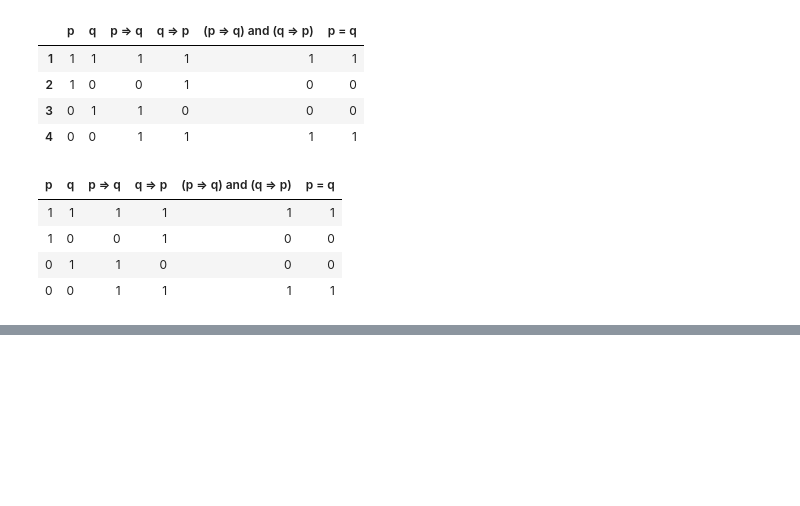
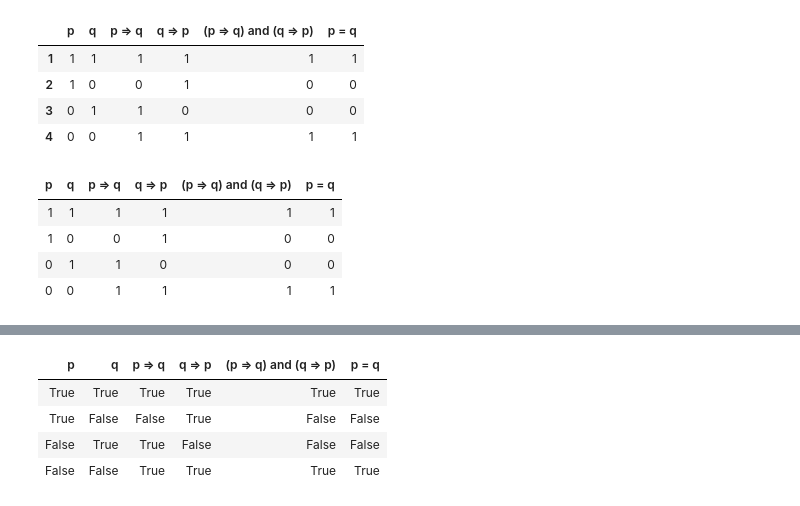
Before and after one commit to chicolucio/truth-table-generator, a Jupyter notebook: Untitled.ipynb, the cells around one changed output, grey strips where cells are left out. Cells and saved outputs as stored; diff of their text form; code cells hidden in the pictures; blank space fills up the shorter version.

```diff
--- a/Untitled.ipynb
+++ b/Untitled.ipynb
@@ -234,0 +242,16 @@ dir(tabulate)
+# %%
+def df_style(logic, hl_rows=[]):
+#     d = logic.asPandas().style.applymap(color_false_red)
+#     d.style.set_properties(**{'text-align': 'center'}).hide_index()
+    d = logic.asPandas().style.set_table_styles([{'selector': 'th', 'props': [('font-size', '12pt')]}]).set_properties(**{'text-align': 'center', 'font-size': '115%'}).apply(lambda x: ['background: lightyellow' if x.name in hl_rows
+                              else '' for i in x], axis=1).hide_index()
+    d = d.applymap(color_false_red)
+    return d
+# %%
+df_style(d)
+# %% [output]
+| p | q | p => q | q => p | (p => q) and (q => p) | p = q |
+| True | True | True | True | True | True |
+| True | False | False | True | False | False |
+| False | True | True | False | False | False |
+| False | False | True | True | True | True |
```
Also changed, not shown: parts of 20 cells of this notebook, 1 other file.
